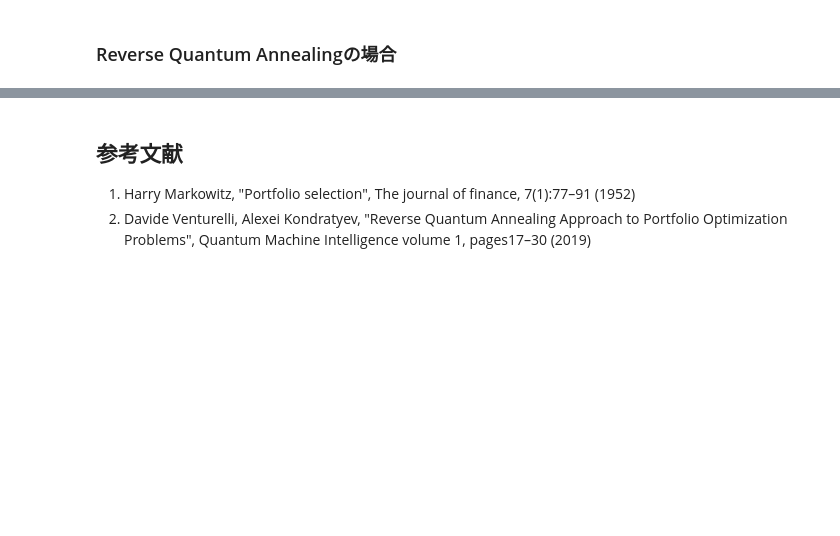
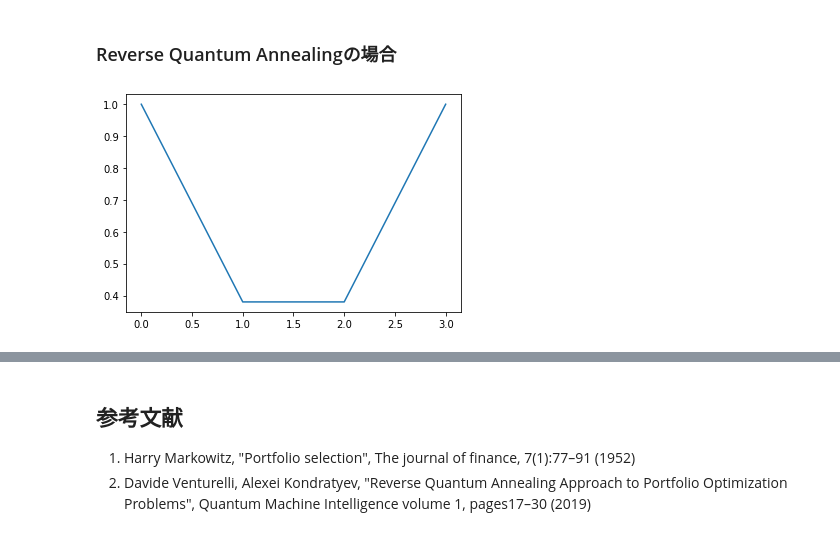
Before and after one commit to OpenJij/OpenJijTutorial, a Jupyter notebook: source/ja/013-ReverseQuantumAnnealing.ipynb, the cells around one changed output, grey strips where cells are left out. Drawn from its saved outputs; the diff is of its cells as text; code cells hidden in the pictures; blank space fills up the shorter version.

```diff
--- a/source/ja/013-ReverseQuantumAnnealing.ipynb
+++ b/source/ja/013-ReverseQuantumAnnealing.ipynb
@@ -336,2 +335,90 @@ for Nassets in NassetsList:
 # %% [markdown]
 ### Reverse Quantum Annealingの場合
+# %%
+from openjij import SQASampler
+from dwave.system import DWaveSampler, EmbeddingComposite
+#sampler = SQASampler()
+
+token = 'DEV-be7e13c12cb3fb3a6e7f2e0c2a3650aab06cfbc1'
+endpoint = 'https://cloud.dwavesys.com/sapi/'
+
+dw_sampler = DWaveSampler(solver='Advantage_system4.1', token=token)
+sampler = EmbeddingComposite(dw_sampler)
+
+NassetsList = [48]#, 30, 36, 42, 48, 54, 60]
+
+
+# RQA schedule
+timing = (0,1,2,3)
+Ratio = (1.0,0.38,0.38,1.0)
+schedule = list(zip(timing,Ratio))
+plt.plot(timing,Ratio)
+plt.show()
+
+
+for Nassets in NassetsList:
+
+    #相関係数などの準備
+    Chart = CreateAssets(Nassets)
+    Chart_pd = pd.DataFrame(Chart).T
+    pairwise_corr = Chart_pd.corr(method='pearson')
+    SR_list = list()
+    for asset in Chart:
+        SR_list.append(CalculateSharpeRatio(asset))
+
+    #Bucketの翻訳
+    SRBucket(SR_list)
+    CorrelationBucket(pairwise_corr)
+    #print(pairwise_corr)
+
+
+    QUBO = np.random.rand(Nassets**2).reshape(Nassets, Nassets)
+    for i in  range(Nassets):
+        for j in range(Nassets):
+            QUBO[i][j] = pairwise_corr[i][j]
+    for i in range(Nassets):
+        QUBO[i][i] = QUBO[i][i] + SR_list[i]
+
+    import matplotlib.pyplot as plt
+    plt.imshow(QUBO)
+    plt.colorbar()
+    plt.show()
+
+    sampleset = sampler.sample_qubo(QUBO,num_reads=10)
+    print(sampleset.record)
+
+    min_forword = 0
+    for result in sampleset.record:
+        if result[1] < min_forword:
+            min_forword = result[1]
+            best_forword = result[0]
+
+    selected_charts = list()
+    for i in range(Nassets):
+        if best_forword[i]:
+            selected_charts.append(Chart[i])
+            chartSR_list.append(assetSR)
+    portfolioChart = np.mean(selected_charts, axis=0)
+    plt.plot(list(range(13)), portfolioChart,color="r",label="Forward Annealing")
+
+#    print("")
+    init_state = best_forword
+#    print(init_state)
+    sampleset_RQA = sampler.sample_qubo(QUBO,num_reads=10,  anneal_schedule=schedule, initial_state = init_state)
+    print(sampleset_RQA.record)
+
+    min_RQA = 0
+    for result in sampleset_RQA.record:
+        if result[1] < min_RQA:
+            min_RQA = result[1]
+            best_RQA = result[0]
+
+    selected_charts = list()
+    for i in range(Nassets):
+        if best_RQA[i]:
+            selected_charts.append(Chart[i])
+            chartSR_list.append(assetSR)
+    portfolioChart = np.mean(selected_charts, axis=0)
+    plt.plot(list(range(13)), portfolioChart,color="b",label="Reverse Annealing")
+# %% [output]
+[figure, added]
```
Also changed, not shown: parts of 11 cells of this notebook.
